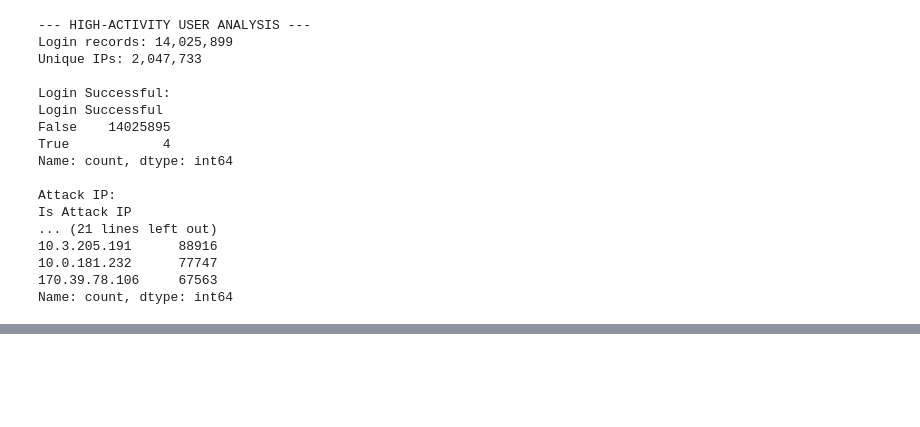
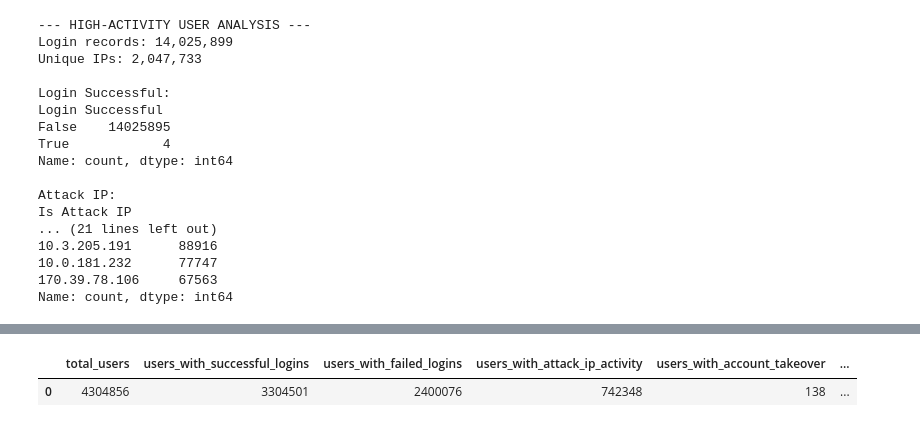
Before and after one commit to gulfatima-git/CredBlock-FL, a Jupyter notebook: notebooks/rba_exploration.ipynb, the cells around one changed output, grey strips where cells are left out. Cells and saved outputs as stored; diff of their text form; code cells hidden in the pictures; blank space fills up the shorter version.

```diff
--- a/notebooks/rba_exploration.ipynb
+++ b/notebooks/rba_exploration.ipynb
@@ -503,0 +646,32 @@ Name: count, dtype: int64
+# %%
+security_profile = duckdb.sql(f"""
+    SELECT
+        COUNT(*) AS total_users,
+
+        COUNT(*) FILTER (
+            WHERE successful_logins > 0
+        ) AS users_with_successful_logins,
+
+        COUNT(*) FILTER (
+            WHERE failed_logins > 0
+        ) AS users_with_failed_logins,
+
+        COUNT(*) FILTER (
+            WHERE attack_ip_logins > 0
+        ) AS users_with_attack_ip_activity,
+
+        COUNT(*) FILTER (
+            WHERE account_takeover_logins > 0
+        ) AS users_with_account_takeover,
+
+        COUNT(*) FILTER (
+            WHERE successful_logins = 0
+        ) AS users_with_only_failed_logins
+
+    FROM read_parquet('{SUMMARY_PATH}')
+""").df()
+
+display(security_profile)
+# %% [output]
+|  | total_users | users_with_successful_logins | users_with_failed_logins | users_with_attack_ip_activity | users_with_account_takeover | ... |
+| 0 | 4304856 | 3304501 | 2400076 | 742348 | 138 | ... |
```
Also changed, not shown: parts of 8 cells of this notebook.
